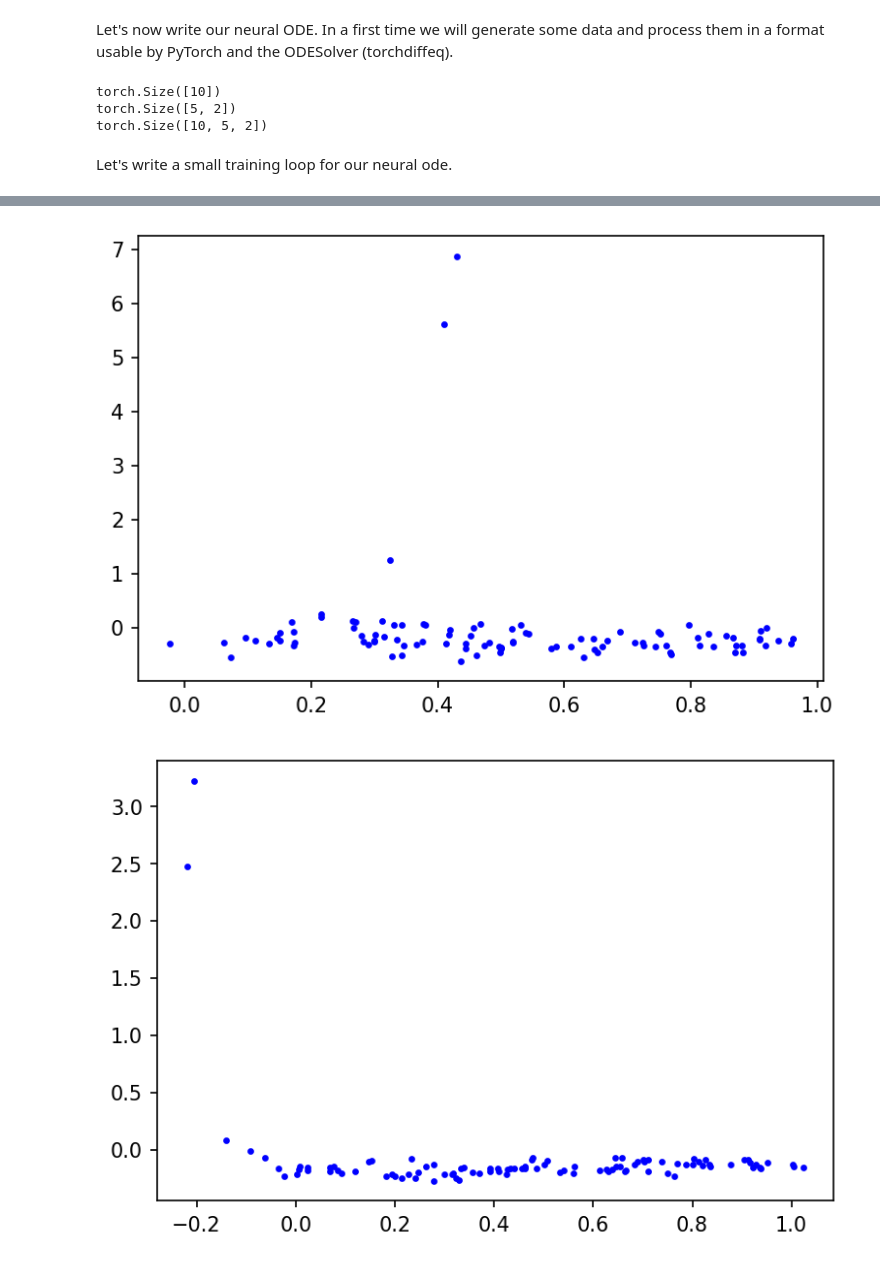
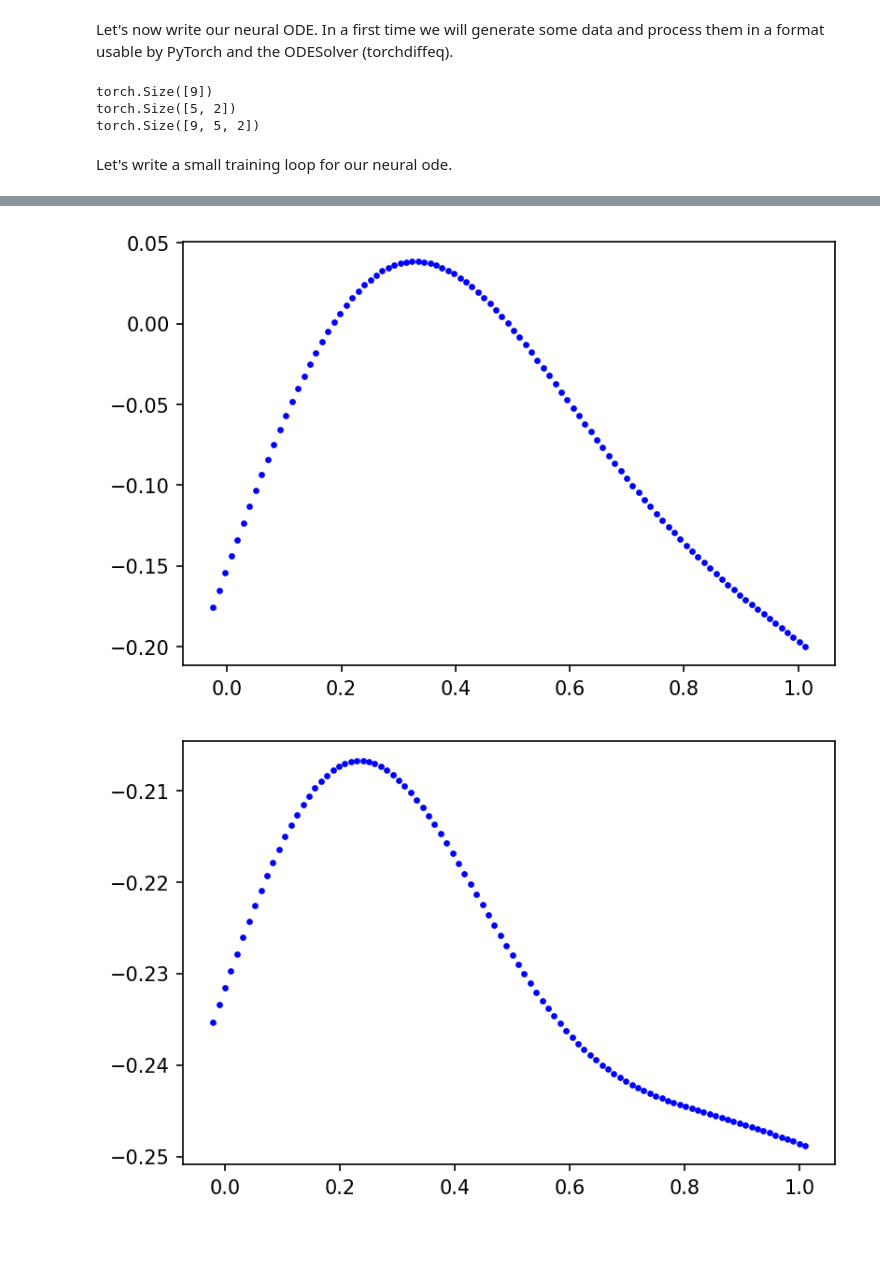
Before and after one commit to vdesgrange/closure-model, a Jupyter notebook: experiments/heat_equation_ode_solver_experiments.ipynb, the cells around one changed output, grey strips where cells are left out. Saved outputs shown, nothing was run; the diff lists cells and outputs as text; code cells hidden in the pictures; blank space fills up the shorter version.

```diff
--- a/experiments/heat_equation_ode_solver_experiments.ipynb
+++ b/experiments/heat_equation_ode_solver_experiments.ipynb
@@ -112,7 +112,7 @@ class ODEModel(nn.Module):
         super(ODEModel, self).__init__()
         self.net = nn.Sequential(
             nn.Linear(2, 50),
-            nn.Tanh(),
+            nn.Sigmoid(),
             nn.Linear(50, 2)
         )
 
@@ -131,16 +131,15 @@ process them in a format usable by PyTorch and the ODESolver (torchdiffeq).
 # %%
 def get_batch(t_max, x_max, t_n, x_n, x_batch_size, rand=True):
     # We generate our time and space axis
-    t_range = np.linspace(0., t_max, t_n)
+    t_range = np.linspace(0., t_max, t_n)[1:]
     x_range = np.linspace(0., x_max, x_n)
 
     # Then compute a snapshot of the solution u(t, x).
     u, _ = get_heat(t_max, 0.0, x_max, 0.0, t_n, x_n, rand)
-    u_t = torch.from_numpy(u).float() # Convert to Tensor
-
+    u_t = torch.from_numpy(u[1:,:]).float() # Convert to Tensor
     # Select random indexes for our training batch
     rand_idx = np.random.choice(np.arange(x_n, dtype=np.int64), x_batch_size, replace=False)
-
+    rand_idx = np.sort(rand_idx)
     # Get the values from the x-axis and the solution u(0, x)
     batch_x0 = torch.from_numpy(x_range[rand_idx]).float()[:, np.newaxis]
     batch_u0 = u_t[0, rand_idx, np.newaxis]  # Get u(0, x)
@@ -151,21 +150,22 @@ def get_batch(t_max, x_max, t_n, x_n, x_batch_size, rand=True):
     batch_t = torch.from_numpy(t_range).float()
 
     # Get the values of u for each instant t of the batch_t
-    batch_u = torch.stack([u_t[i, rand_idx] for i in range(t_n)], dim=0)[:, :, np.newaxis] # dim (t_max, x_batch_size, 1)
-    batch_x = torch.from_numpy(x_range[rand_idx]).float().repeat(t_n, 1)[:, :, np.newaxis] # dim (t_max, x_batch_size, 1)
+    batch_u = torch.stack([u_t[i, rand_idx] for i in range(0, t_n - 1)], dim=0)[:, :, np.newaxis] # dim (t_max, x_batch_size, 1)
+    batch_x = torch.from_numpy(x_range[rand_idx]).float().repeat(t_n - 1, 1)[:, :, np.newaxis] # dim (t_max, x_batch_size, 1)
+
     # Concatenate x and u values.  dimension (t_max, x_batch_size, 2)
     batch_xu = torch.cat((batch_x, batch_u), 2)
 
     return batch_t, batch_xu0, batch_xu
 # %%
-t, b0, by = get_batch(1., 1., 10, 10, 5, False)
+t, b0, by = get_batch(0.2, 1., 10, 10, 5, False)
 print(t.size())
 print(b0.size())
 print(by.size())
 # %% [output]
-torch.Size([10])
+torch.Size([9])
 torch.Size([5, 2])
-torch.Size([10, 5, 2])
+torch.Size([9, 5, 2])
 # %% [markdown]
 Let's write a small training loop for our neural ode.
 # %%
@@ -174,24 +174,29 @@ def training_ode_solver_net(net, epochs=100, t_n=20, x_n=100, batch_size=10):
     optimizer = optim.RMSprop(net.parameters(), lr=0.003)
 
     for e in range(1, epochs + 1):
-        optimizer.zero_grad()
         loss_tot = 0
+        for i in range(int(x_n / batch_size)):
+            optimizer.zero_grad()
 
-        for i in range(int(x_n / batch_size)):
             t, b0, bu = get_batch(1., 1., t_n, x_n, batch_size)
             pred_u = odeint(net, b0, t)  # net = F
+            #loss = torch.mean(torch.square(pred_u[:,:,0] - bu[:,:,0])) + torch.mean(torch.square(pred_u[:,:,1] - bu[:,:,1])) # loss_fn(pred_u, u_true)
 
-            loss = torch.mean(torch.abs(pred_u - bu)) # loss_fn(pred_u, u_true)
+            loss1 = loss_fn(pred_u[:,:,0], bu[:,:,0])
+            loss2 = loss_fn(pred_u[:,:,1], bu[:,:,1])
+            loss = loss1 + loss2
             loss_tot += loss.item()
             loss.backward(retain_graph=True)
+
             optimizer.step()
 
-        if e % 1 == 0:
+        if e % 10 == 0:
             t, b0, bu = get_batch(1., 1., t_n, x_n, x_n)
             visualize_u_from_F(net, t, b0)
             print('epoch %d f loss %f'%(e, float(loss_tot / float(x_n / batch_size))))
 
     return net
 # %%
-F = training_ode_solver_net(ODEModel(), 10, 20, 100, 10)
+net = ODEModel()
+F = training_ode_solver_net(net, 60, 20, 100, 50)
 # %% [output]
@@ -208,2 +209,2 @@ epoch 10 f loss 0.086175
-[figure, old version]
+[figure, new version]
-[figure, old version]
+[figure, new version]
```
Also changed, not shown: parts of 18 cells of this notebook.
